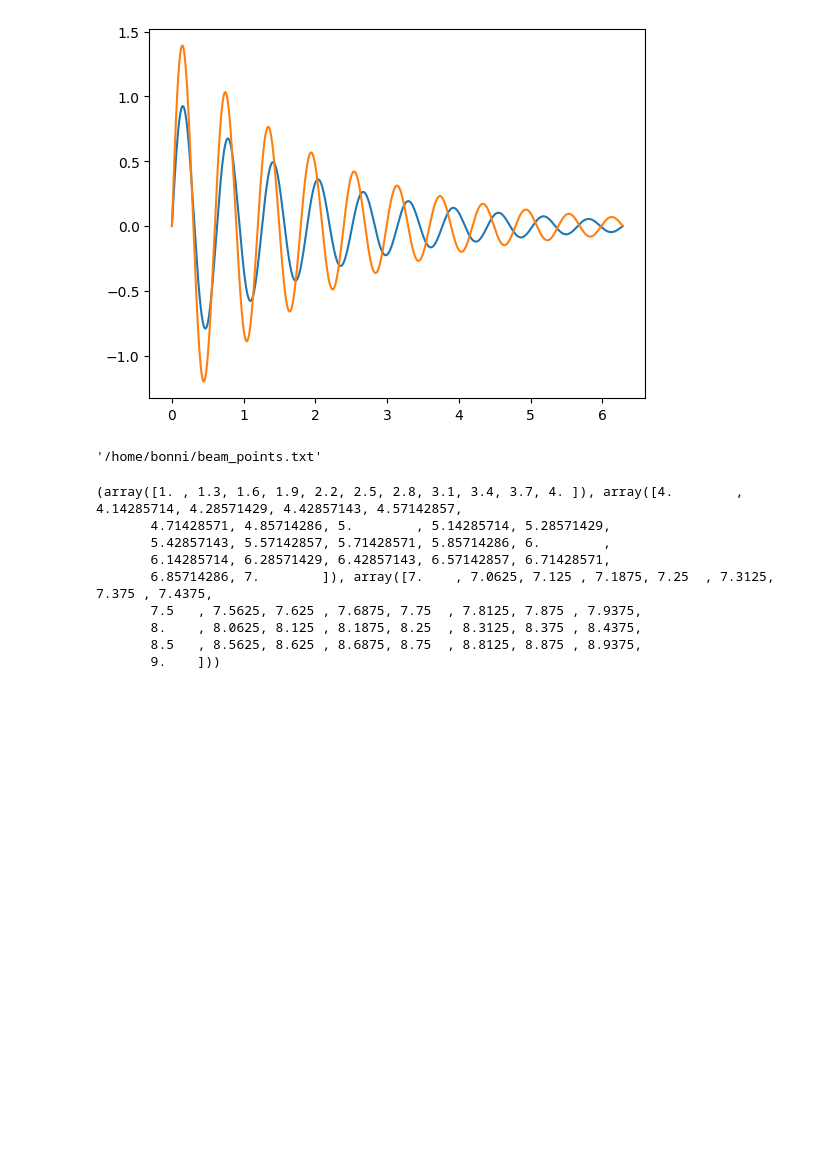
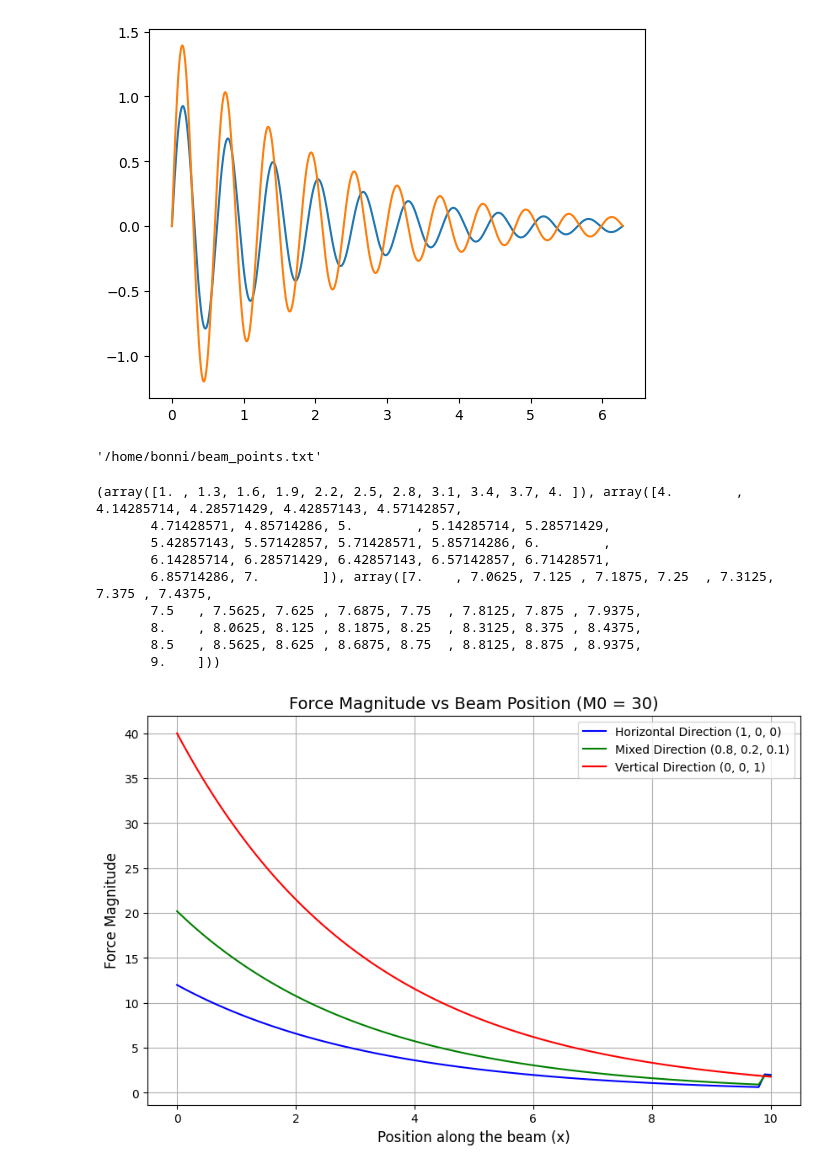
Before and after one commit to itsmebonny/Sofa_Playground, a Jupyter notebook: dampened_sine/damping.ipynb, the cells around one changed output. Cells and saved outputs as stored; diff of their text form; code cells hidden in the pictures; blank space fills up the shorter version.

```diff
--- a/dampened_sine/damping.ipynb
+++ b/dampened_sine/damping.ipynb
@@ -94,3 +94,82 @@ print((x, y, z))
        8.    , 8.0625, 8.125 , 8.1875, 8.25  , 8.3125, 8.375 , 8.4375,
        8.5   , 8.5625, 8.625 , 8.6875, 8.75  , 8.8125, 8.875 , 8.9375,
        9.    ]))
+# %%
+import numpy as np
+import matplotlib.pyplot as plt
+
+# Define the function from the previous code
+def compute_force(x_pos, dir_vector, M0=1.0, alpha=0.3, gamma_x=0.7, gamma_y=0.1):
+    """
+    Compute the force vector with decay along the beam.
+
+    Parameters:
+        x_pos (float): Position along the beam (0 to 10 meters).
+        dir_vector (tuple): Unit vector components (x, y, z) of the force direction.
+        M0 (float): Initial force magnitude.
+        alpha (float): Exponential decay rate.
+        gamma_x (float): Horizontal force damping factor.
+        gamma_y (float): Vertical force damping factor.
+
+    Returns:
+        np.ndarray: The force vector (Fx, Fy, Fz).
+    """
+    # Extract direction components
+    dir_x, dir_y, dir_z = dir_vector
+
+    # Ensure the direction vector is a unit vector
+    magnitude = np.sqrt(dir_x**2 + dir_y**2)
+    if magnitude == 0:
+        raise ValueError("Direction vector cannot be zero.")
+    dir_x, dir_y = dir_x / magnitude, dir_y / magnitude
+
+    # Exponential decay
+    exp_decay = M0 * np.exp(-alpha * x_pos)
+
+    # Horizontal damping (based on x-direction), only if not at the end of the beam
+    horizontal_damping = 0 if x_pos > 9.8 else gamma_x * abs(dir_x)
+
+    # Vertical damping (based on y-direction)
+    vertical_damping = gamma_y * abs(dir_y) * x_pos / 10
+
+    # Combine the damping factors
+    damping_factor = 1 - horizontal_damping - vertical_damping
+    damping_factor = max(0, damping_factor)  # Ensure the damping factor is not negative
+
+    # Compute the magnitude of the force
+    force_magnitude = exp_decay * damping_factor
+
+    # Compute the force vector
+    force_vector = force_magnitude * np.array([dir_x, dir_y, 0])
+
+    return force_vector
+
+# Settings
+M0 = 40
+x_positions = np.linspace(0, 10, 100)
+
+# Case 1: Mostly horizontal force
+horizontal_direction = (1, 0, 0)
+forces_horizontal = [np.linalg.norm(compute_force(x, horizontal_direction, M0)) for x in x_positions]
+
+# Case 2: Mixed direction force
+mixed_direction = (0.5, 0.5, 0)
+forces_mixed = [np.linalg.norm(compute_force(x, mixed_direction, M0)) for x in x_positions]
+
+# Case 3: Mostly vertical force
+vertical_direction = (0, 1, 0)
+forces_vertical = [np.linalg.norm(compute_force(x, vertical_direction, M0)) for x in x_positions]
+
+# Plotting
+plt.figure(figsize=(10, 6))
+plt.plot(x_positions, forces_horizontal, label="Horizontal Direction (1, 0, 0)", color="blue")
+plt.plot(x_positions, forces_mixed, label="Mixed Direction (0.8, 0.2, 0.1)", color="green")
+plt.plot(x_positions, forces_vertical, label="Vertical Direction (0, 0, 1)", color="red")
+plt.title("Force Magnitude vs Beam Position (M0 = 30)", fontsize=14)
+plt.xlabel("Position along the beam (x)", fontsize=12)
+plt.ylabel("Force Magnitude", fontsize=12)
+plt.legend()
+plt.grid(True)
+plt.show()
+# %% [output]
+[figure, added]
```
Also changed, not shown: 28 other files.
